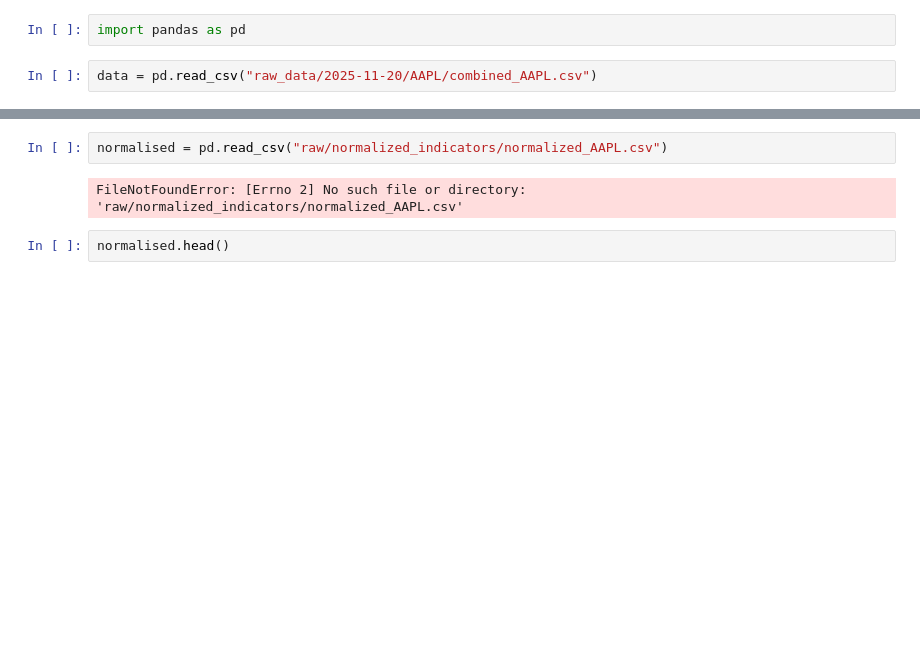
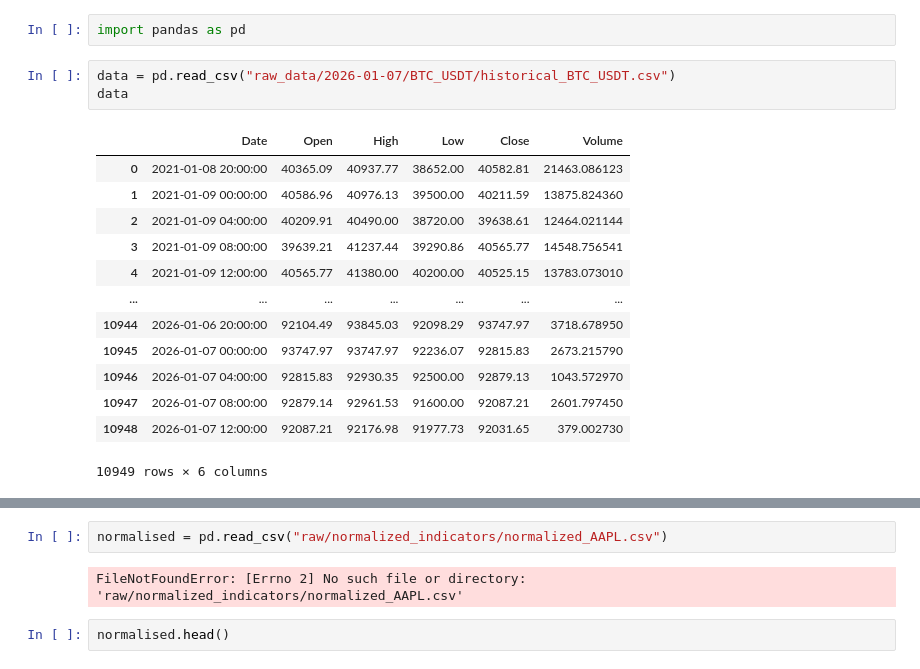
Before and after one commit to Aditya-gautam21/quantTrader, a Jupyter notebook: backend/fata.ipynb, the cells around one changed output, grey strips where cells are left out. Saved outputs shown, nothing was run; the diff lists cells and outputs as text; blank space fills up the shorter version.

```diff
--- a/backend/fata.ipynb
+++ b/backend/fata.ipynb
@@ -1,4 +1,19 @@
 # %%
 import pandas as pd
 # %%
-data = pd.read_csv("raw_data/2025-11-20/AAPL/combined_AAPL.csv")
+data = pd.read_csv("raw_data/2026-01-07/BTC_USDT/historical_BTC_USDT.csv")
+data
+# %% [output]
+|  | Date | Open | High | Low | Close | Volume |
+| 0 | 2021-01-08 20:00:00 | 40365.09 | 40937.77 | 38652.00 | 40582.81 | 21463.086123 |
+| 1 | 2021-01-09 00:00:00 | 40586.96 | 40976.13 | 39500.00 | 40211.59 | 13875.824360 |
+| 2 | 2021-01-09 04:00:00 | 40209.91 | 40490.00 | 38720.00 | 39638.61 | 12464.021144 |
+| 3 | 2021-01-09 08:00:00 | 39639.21 | 41237.44 | 39290.86 | 40565.77 | 14548.756541 |
+| 4 | 2021-01-09 12:00:00 | 40565.77 | 41380.00 | 40200.00 | 40525.15 | 13783.073010 |
+| ... | ... | ... | ... | ... | ... | ... |
+| 10944 | 2026-01-06 20:00:00 | 92104.49 | 93845.03 | 92098.29 | 93747.97 | 3718.678950 |
+| 10945 | 2026-01-07 00:00:00 | 93747.97 | 93747.97 | 92236.07 | 92815.83 | 2673.215790 |
+| 10946 | 2026-01-07 04:00:00 | 92815.83 | 92930.35 | 92500.00 | 92879.13 | 1043.572970 |
+| 10947 | 2026-01-07 08:00:00 | 92879.14 | 92961.53 | 91600.00 | 92087.21 | 2601.797450 |
+| 10948 | 2026-01-07 12:00:00 | 92087.21 | 92176.98 | 91977.73 | 92031.65 | 379.002730 |
+10949 rows × 6 columns
```
Also changed, not shown: parts of 4 cells of this notebook, 6 other files.
